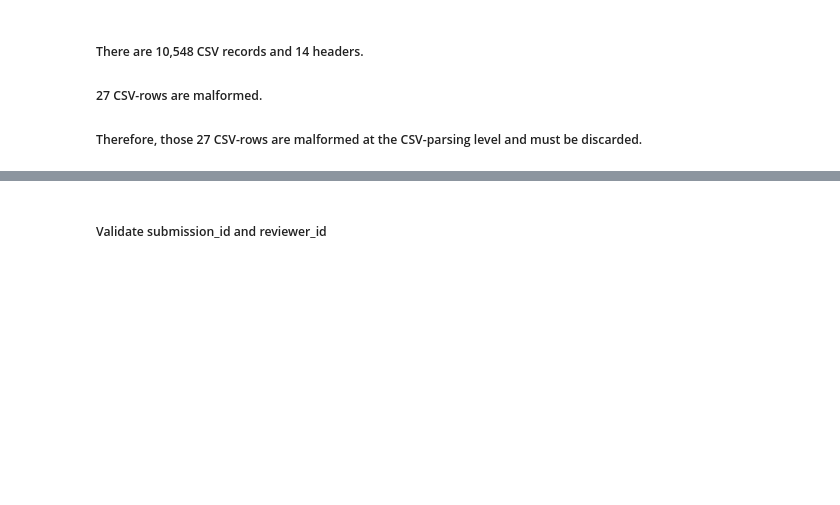
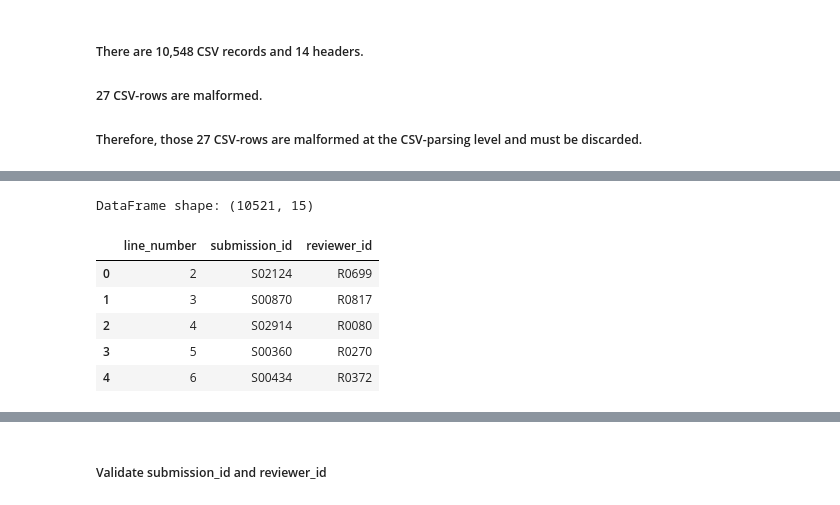
Before and after one commit to adeakinwe/Automated-Review-Pipeline, a Jupyter notebook: peer_review_data_wrangling.ipynb, the cells around one changed output, grey strips where cells are left out. Saved outputs shown, nothing was run; the diff lists cells and outputs as text; code cells hidden in the pictures; blank space fills up the shorter version.

```diff
--- a/peer_review_data_wrangling.ipynb
+++ b/peer_review_data_wrangling.ipynb
@@ -97,0 +87,13 @@ df.shape
+# %%
+print("DataFrame shape:", df.shape)
+# %% [output]
+DataFrame shape: (10521, 15)
+# %%
+df[["line_number", "submission_id", "reviewer_id"]].head()
+# %% [output]
+|  | line_number | submission_id | reviewer_id |
+| 0 | 2 | S02124 | R0699 |
+| 1 | 3 | S00870 | R0817 |
+| 2 | 4 | S02914 | R0080 |
+| 3 | 5 | S00360 | R0270 |
+| 4 | 6 | S00434 | R0372 |
```
Also changed, not shown: parts of 95 cells of this notebook, 1 other file.
